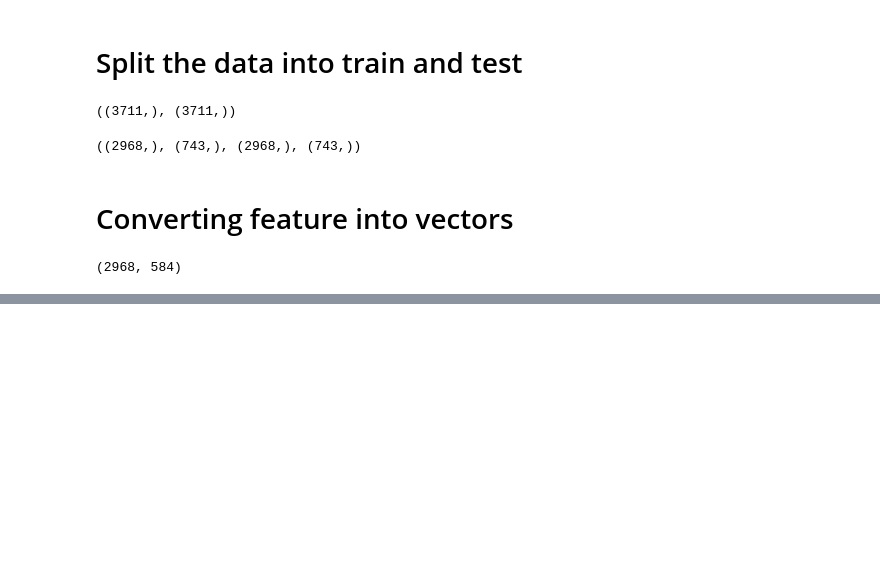
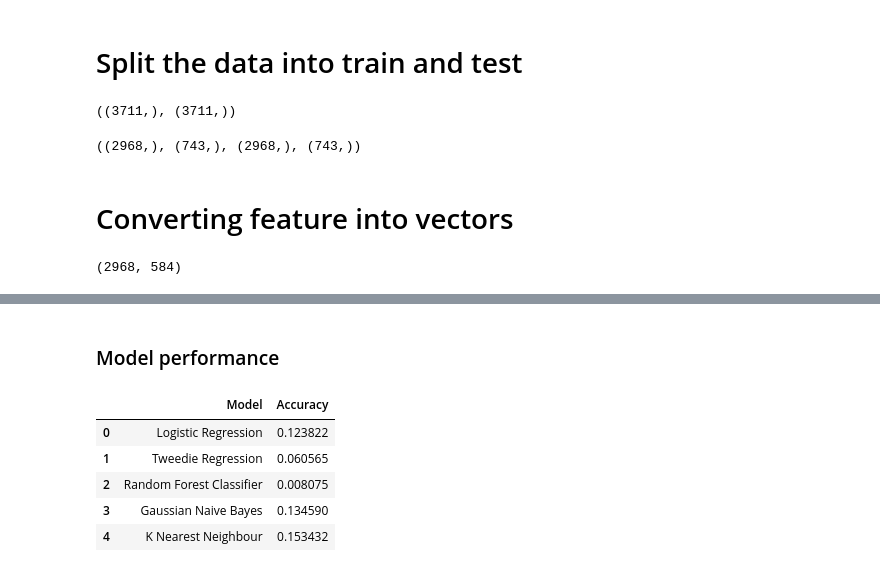
Before and after one commit to yash0307jain/curated-gift-boxes, a Jupyter notebook: algorithm.ipynb, the cells around one changed output, grey strips where cells are left out. Cells and saved outputs as stored; diff of their text form; code cells hidden in the pictures; blank space fills up the shorter version.

```diff
--- a/algorithm.ipynb
+++ b/algorithm.ipynb
@@ -93,0 +183,19 @@ Epoch 10/10
+# %%
+knc = KNeighborsClassifier(n_neighbors=97)
+knc.fit(X_train_vec, y_train)
+
+y_pred = knc.predict(X_test_vec)
+acc = accuracy_score(y_test, y_pred)
+
+model_perf.append({'Model': 'K Nearest Neighbour', 'Accuracy': acc})
+# %% [markdown]
+### Model performance
+# %%
+pd.DataFrame(model_perf)
+# %% [output]
+|  | Model | Accuracy |
+| 0 | Logistic Regression | 0.123822 |
+| 1 | Tweedie Regression | 0.060565 |
+| 2 | Random Forest Classifier | 0.008075 |
+| 3 | Gaussian Naive Bayes | 0.134590 |
+| 4 | K Nearest Neighbour | 0.153432 |
```
Also changed, not shown: parts of 28 cells of this notebook, 2 other files.
